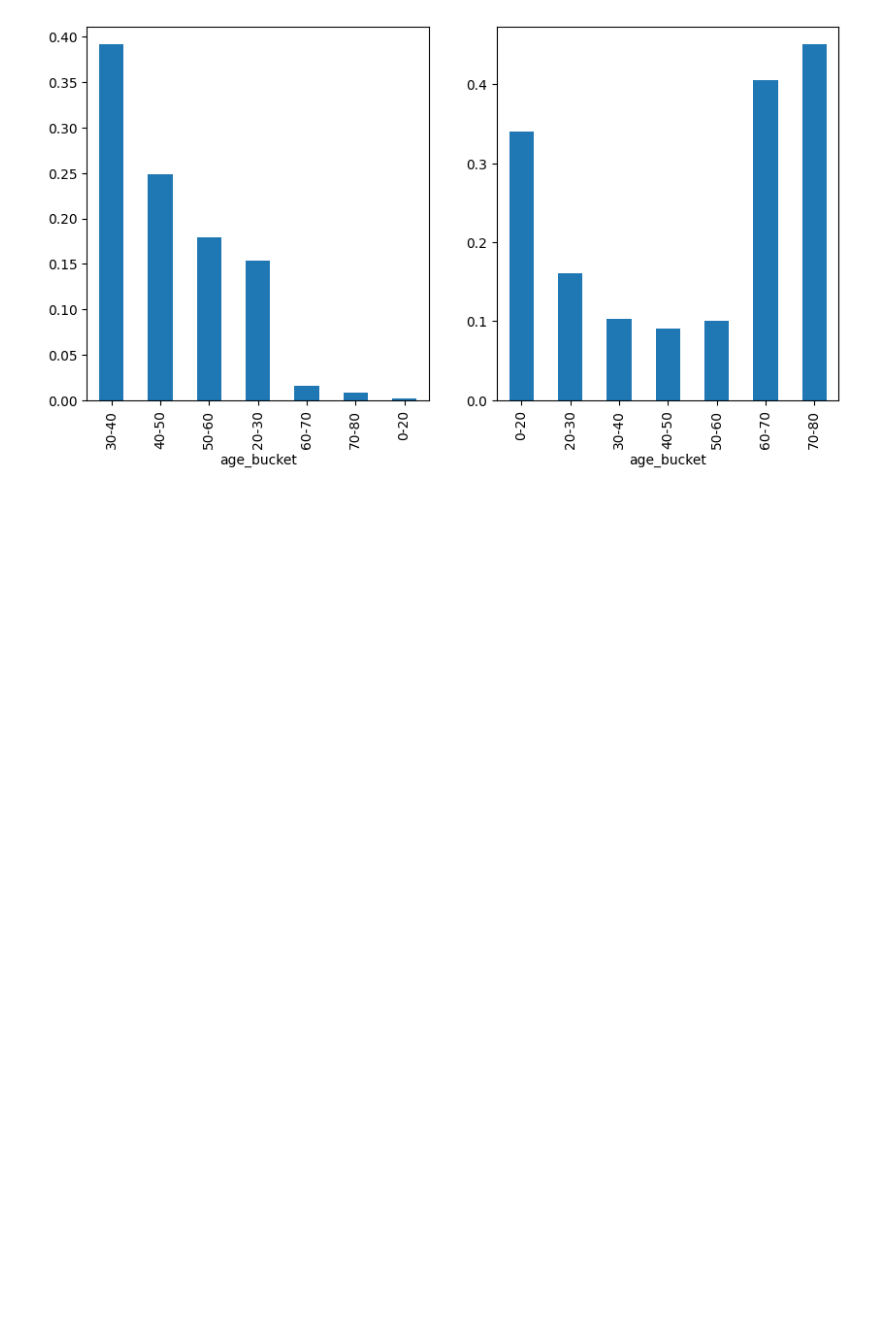
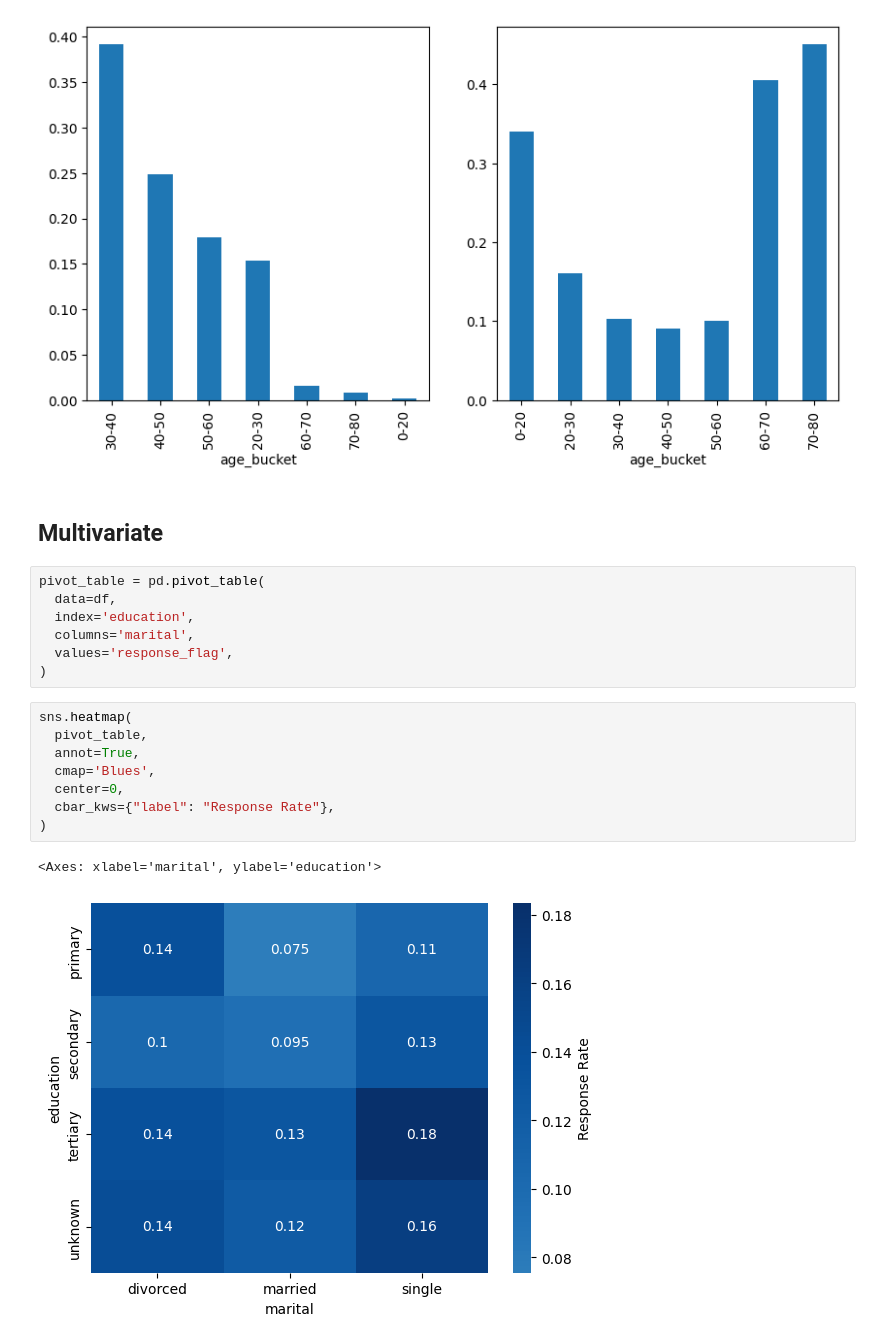
Before and after one commit to TalJa1/dc_practice, a Jupyter notebook: learning/data_toolkits.ipynb, the cells around one changed output. Drawn from its saved outputs; the diff is of its cells as text; blank space fills up the shorter version.

```diff
--- a/learning/data_toolkits.ipynb
+++ b/learning/data_toolkits.ipynb
@@ -379,3 +379,23 @@ df.groupby('age_bucket')['response_flag'].mean().plot.bar() # check the mean of
 # %% [output]
 <Axes: xlabel='age_bucket'>
 [figure]
+# %% [markdown]
+## Multivariate
+# %%
+pivot_table = pd.pivot_table(
+  data=df,
+  index='education',
+  columns='marital',
+  values='response_flag',
+)
+# %%
+sns.heatmap(
+  pivot_table,
+  annot=True,
+  cmap='Blues',
+  center=0,
+  cbar_kws={"label": "Response Rate"},
+)
+# %% [output]
+<Axes: xlabel='marital', ylabel='education'>
+[figure, added]
```
